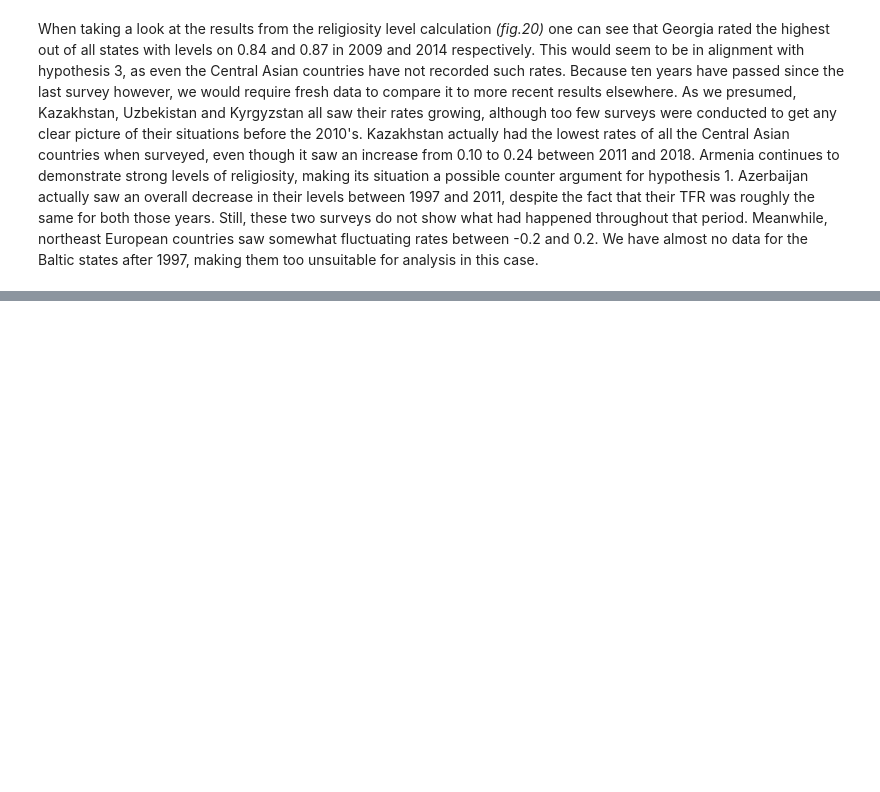
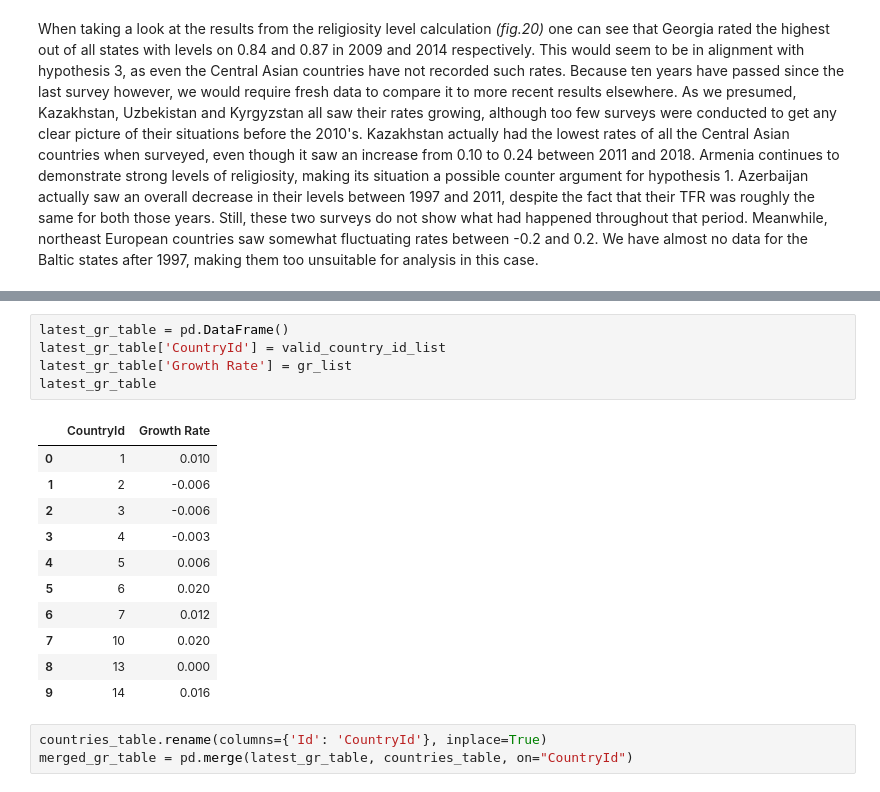
Before and after one commit to PhilipKolarov/former-soviet-states-population-analysis, a Jupyter notebook: The Curious Population Trends in Former Soviet States.ipynb, the cells around one changed output, grey strips where cells are left out. Drawn from its saved outputs; the diff is of its cells as text; blank space fills up the shorter version.

```diff
--- a/The Curious Population Trends in Former Soviet States.ipynb
+++ b/The Curious Population Trends in Former Soviet States.ipynb
@@ -314,0 +313,20 @@ def cal_rl_growth_rate(rl1, rl2, year1, year2):
+# %%
+latest_gr_table = pd.DataFrame()
+latest_gr_table['CountryId'] = valid_country_id_list
+latest_gr_table['Growth Rate'] = gr_list
+latest_gr_table
+# %% [output]
+|  | CountryId | Growth Rate |
+| 0 | 1 | 0.010 |
+| 1 | 2 | -0.006 |
+| 2 | 3 | -0.006 |
+| 3 | 4 | -0.003 |
+| 4 | 5 | 0.006 |
+| 5 | 6 | 0.020 |
+| 6 | 7 | 0.012 |
+| 7 | 10 | 0.020 |
+| 8 | 13 | 0.000 |
+| 9 | 14 | 0.016 |
+# %%
+countries_table.rename(columns={'Id': 'CountryId'}, inplace=True)
+merged_gr_table = pd.merge(latest_gr_table, countries_table, on="CountryId")
```
Also changed, not shown: parts of 7 cells of this notebook.
